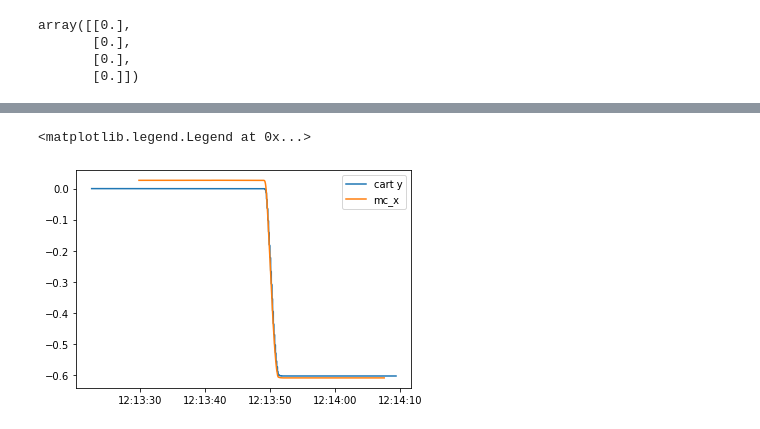
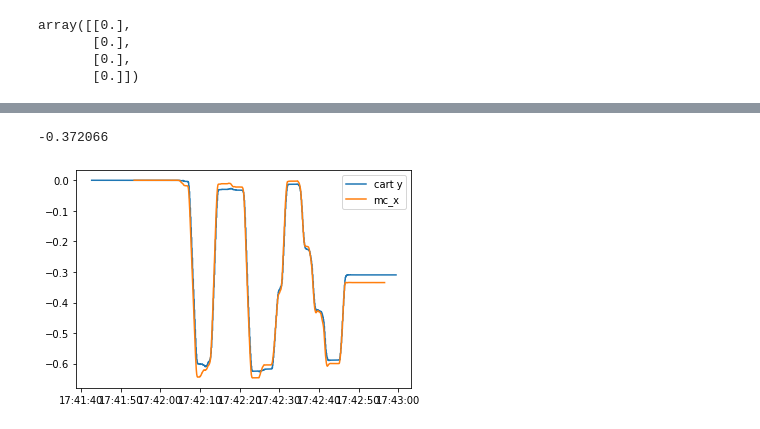
Before and after one commit to SujithChristopher/MIRA, a Jupyter notebook: nano_imu/mecanum_wheel/ipy_notebooks/wheels_vs_mc_realvalues_3.ipynb, the cells around one changed output, grey strips where cells are left out. Saved outputs shown, nothing was run; the diff lists cells and outputs as text; code cells hidden in the pictures.

```diff
--- a/nano_imu/mecanum_wheel/ipy_notebooks/wheels_vs_mc_realvalues_3.ipynb
+++ b/nano_imu/mecanum_wheel/ipy_notebooks/wheels_vs_mc_realvalues_3.ipynb
@@ -9,5 +8,5 @@ from scipy.spatial.transform import Rotation as R
 # %%
-cart_df = pd.read_csv("..//straight_line_sideways.csv")
+cart_df = pd.read_csv("..//cart_random_movement.csv")
 # %%
 cart_df
 # %% [output]
@@ -27,4 +26,4 @@ cart_df
 # %%
-mc, mc_dt = read_df_csv("..//cart_linear_sideways_mc.csv")
+mc, mc_dt = read_df_csv("..//cart_random_mc.csv")
 mc_dt
 # %% [output]
@@ -104,9 +103,11 @@ array([[-0.96774126,  0.25042626,  0.02763225],
 # %%
 temp_list = []
 for i in range(len(mc["xdir_x"])):
-    center_val =  np.array(mc[["center_x", "center_y", "center_z"]].iloc[i])
+    # center_val =  np.array(mc[["center_x", "center_y", "center_z"]].iloc[i])
+    center_val =  np.array(mc[["org_x", "org_y", "org_z"]].iloc[i])
+
     center_val = center_val.reshape(3,1)
-    transformed_center = rot_mat.T @ center_val + marker_cen
+    transformed_center = rot_mat.T @ center_val - v3
     transformed_center = transformed_center.T[0]
     temp_list.append(transformed_center)
 mc[["cen_x", "cen_y", "cen_z"]] = temp_list
@@ -360,8 +367,10 @@ plt.legend()
 # %%
+offset = cart_df["y_val"].iloc[0] - mc["org_x"].iloc[0]
 plt.plot(cart_df["sys_time"], cart_df["y_val"], label = "cart y")
-plt.plot(mc["time"], mc["center_x"] -0.35, label  = "mc_x")
-
+plt.plot(mc["time"], mc["org_x"] +offset, label  = "mc_x")
+plt.savefig("lateral.png")
 plt.legend()
+print(offset)
 # %% [output]
-<matplotlib.legend.Legend at 0x...>
+-0.372066
-[figure, old version]
+[figure, new version]
```
Also changed, not shown: parts of 21 cells of this notebook, 5 other files.
